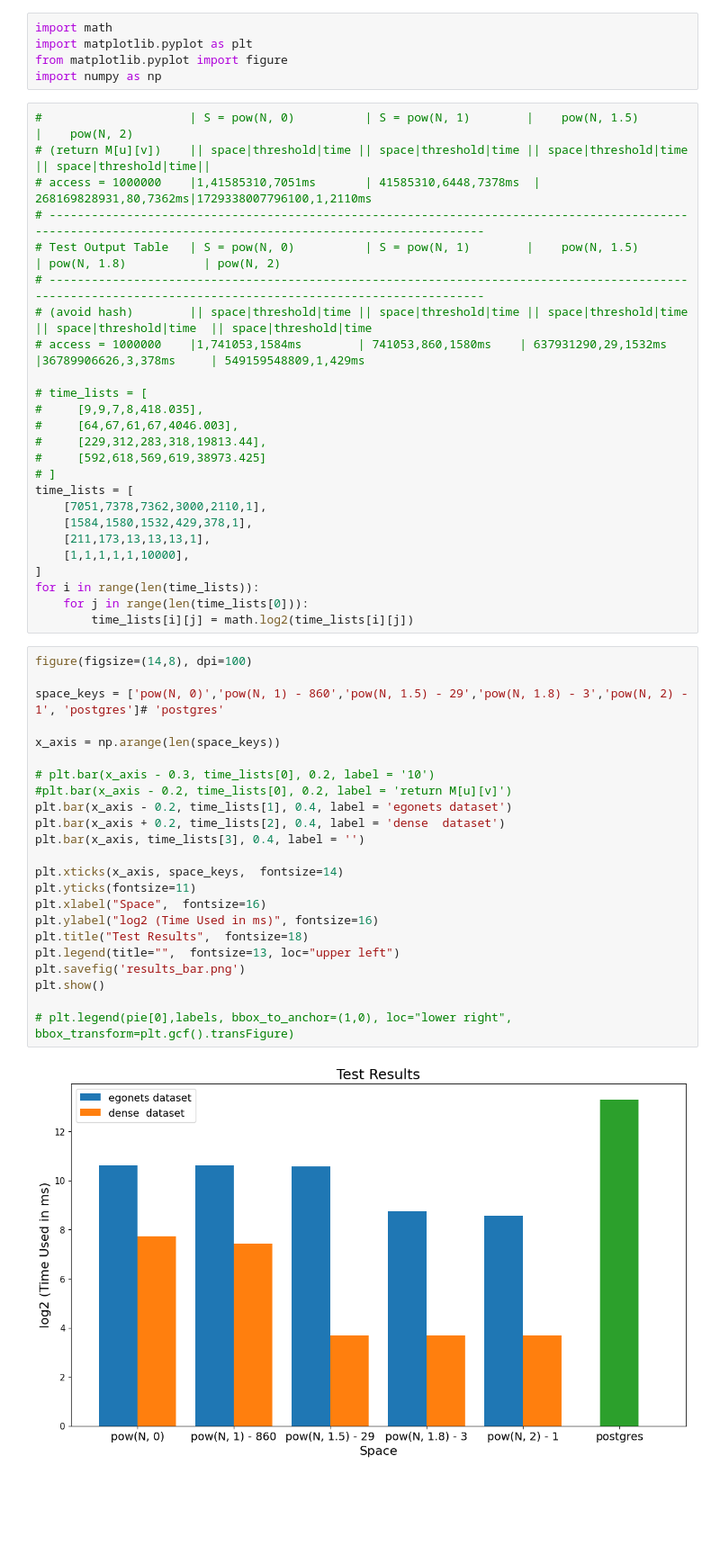
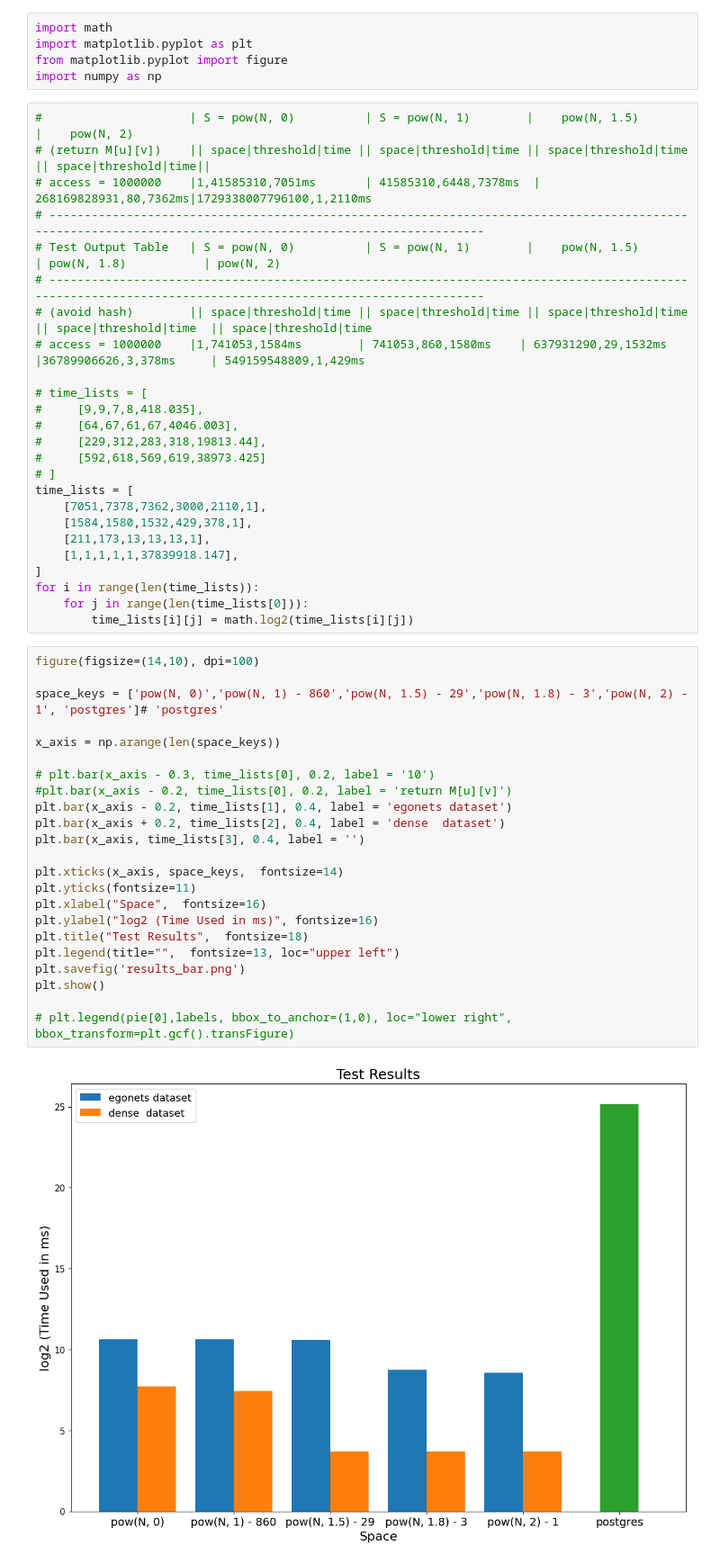
Before and after one commit to wang2590/CS764-Project-Set-Intersect, a Jupyter notebook: plot_results.ipynb, the cells around one changed output. Shown at 90% size. Saved outputs shown, nothing was run; the diff lists cells and outputs as text; blank space fills up the shorter version.

```diff
--- a/plot_results.ipynb
+++ b/plot_results.ipynb
@@ -23,36 +23,36 @@ time_lists = [
     [7051,7378,7362,3000,2110,1],
     [1584,1580,1532,429,378,1],
     [211,173,13,13,13,1],
-    [1,1,1,1,1,10000],
+    [1,1,1,1,1,37839918.147],
 ]
 for i in range(len(time_lists)):
     for j in range(len(time_lists[0])):
         time_lists[i][j] = math.log2(time_lists[i][j])
 # %%
-figure(figsize=(14,8), dpi=100)
+figure(figsize=(14,10), dpi=100)
 
 space_keys = ['pow(N, 0)','pow(N, 1) - 860','pow(N, 1.5) - 29','pow(N, 1.8) - 3','pow(N, 2) - 1', 'postgres']# 'postgres'
 
 x_axis = np.arange(len(space_keys))
 
 # plt.bar(x_axis - 0.3, time_lists[0], 0.2, label = '10')
 #plt.bar(x_axis - 0.2, time_lists[0], 0.2, label = 'return M[u][v]')
 plt.bar(x_axis - 0.2, time_lists[1], 0.4, label = 'egonets dataset')
 plt.bar(x_axis + 0.2, time_lists[2], 0.4, label = 'dense  dataset')
 plt.bar(x_axis, time_lists[3], 0.4, label = '')
 
 plt.xticks(x_axis, space_keys,  fontsize=14)
 plt.yticks(fontsize=11)
 plt.xlabel("Space",  fontsize=16)
 plt.ylabel("log2 (Time Used in ms)", fontsize=16)
 plt.title("Test Results",  fontsize=18)
 plt.legend(title="",  fontsize=13, loc="upper left")
 plt.savefig('results_bar.png')
 plt.show()
 
 # plt.legend(pie[0],labels, bbox_to_anchor=(1,0), loc="lower right", bbox_transform=plt.gcf().transFigure)
 # %% [output]
-[figure, old version]
+[figure, new version]
 # %%
 # import csv
 # space_keys = ['pow(N, 1)','pow(N, 1.3)','pow(N, 1.6)','pow(N, 2)','postgres']
```
